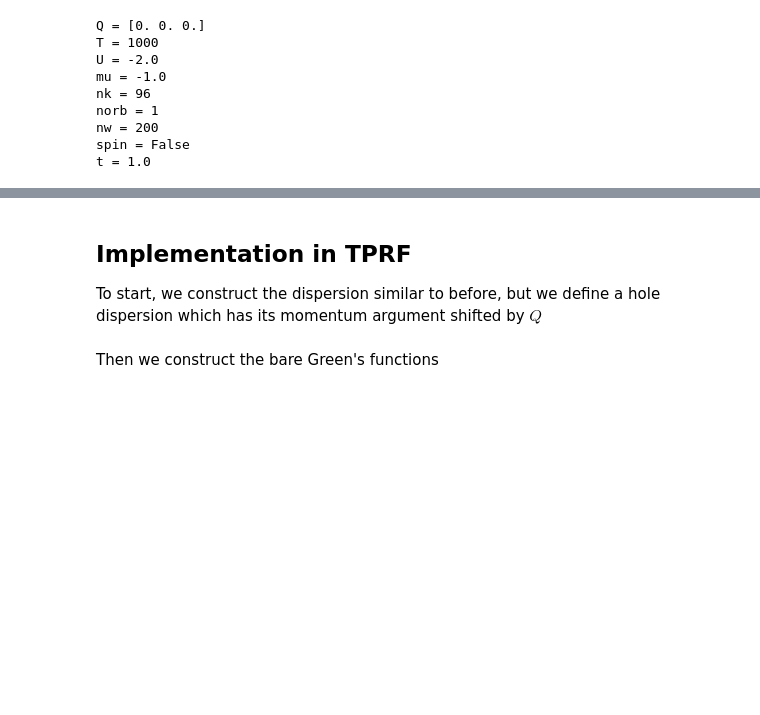
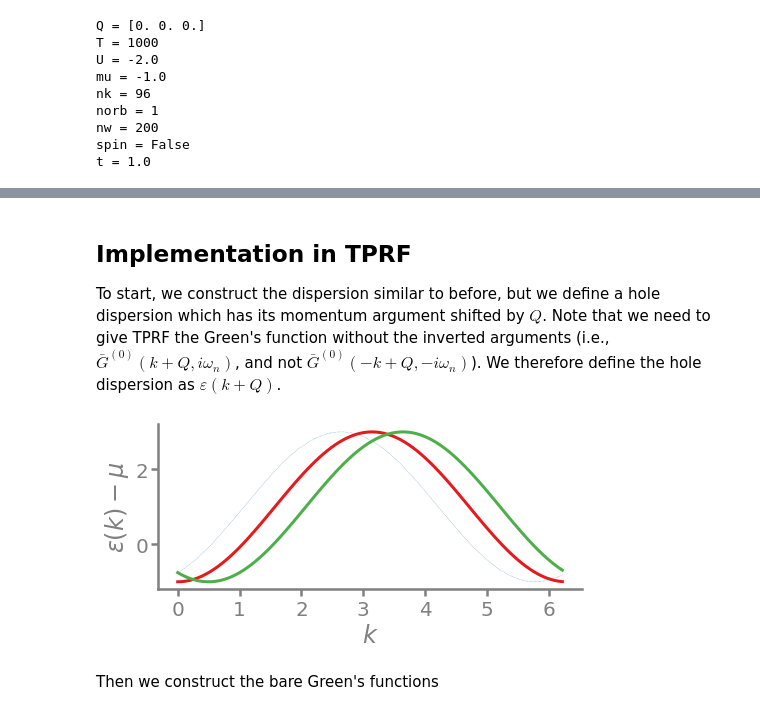
Before and after one commit to TRIQS/tprf, a Jupyter notebook: doc/user_guide/Extracting Superconducting Length Scales from Eliashberg Theory.ipynb, the cells around one changed output, grey strips where cells are left out. Drawn from its saved outputs; the diff is of its cells as text; code cells hidden in the pictures; blank space fills up the shorter version.

```diff
--- a/doc/user_guide/Extracting Superconducting Length Scales from Eliashberg Theory.ipynb
+++ b/doc/user_guide/Extracting Superconducting Length Scales from Eliashberg Theory.ipynb
@@ -136,13 +143,35 @@ $$
 # %% [markdown]
 ## Implementation in TPRF
 
-To start, we construct the dispersion similar to before, but we define a hole dispersion which has its momentum argument shifted by $Q$
+To start, we construct the dispersion similar to before, but we define a hole dispersion which has its momentum argument shifted by $Q$. Note that we need to give TPRF the Green's function without the inverted arguments (i.e., $\bar{G}^{(0)}(k+Q,i\omega_n)$, and not $\bar{G}^{(0)}(-k+Q,-i\omega_n)$). We therefore define the hole dispersion as $\varepsilon(k + Q)$.
 # %%
-e_kpq = Gf(mesh=kmesh, target_shape=[hubbard.norb]*2)
-e_kmq = Gf(mesh=kmesh, target_shape=[hubbard.norb]*2)
+hubbard.Q = np.array([0.5, 0.0, 0.0])
+
+e_k = Gf(mesh=kmesh, target_shape=[hubbard.norb]*2)
+ebar_k = Gf(mesh=kmesh, target_shape=[hubbard.norb]*2)
 for k in kmesh:
-    e_kpq[k] = dispersion(k.value, hubbard.t)
-    e_kmq[k] = dispersion(k.value - hubbard.Q, hubbard.t)
+    e_k[k] = dispersion(k.value, hubbard.t)
+    ebar_k[k] = dispersion(k.value + hubbard.Q, hubbard.t)
+# %%
+plt.figure(figsize=(3.25*2, 3))
+
+karr = [k.value[0] for k in kmesh]
+plt.plot(karr, e_k.data[:,0,0].real - hubbard.mu)
+plt.plot(karr, ebar_k.data[:,0,0].real - hubbard.mu, linewidth=0.5, linestyle=':')
+
+etemp_k = ebar_k.copy()
+for k in kmesh:
+    etemp_k[k] = ebar_k(-k)
+
+plt.plot(karr, etemp_k.data[:,0,0].real - hubbard.mu)
+
+plt.tight_layout()
+plt.xlabel(r"$k$")
+plt.ylabel(r"$\varepsilon(k) - \mu$")
+
+plt.show()
+# %% [output]
+[figure, added]
 # %% [markdown]
 Then we construct the bare Green's functions
 # %%
```
Also changed, not shown: parts of 22 cells of this notebook.
